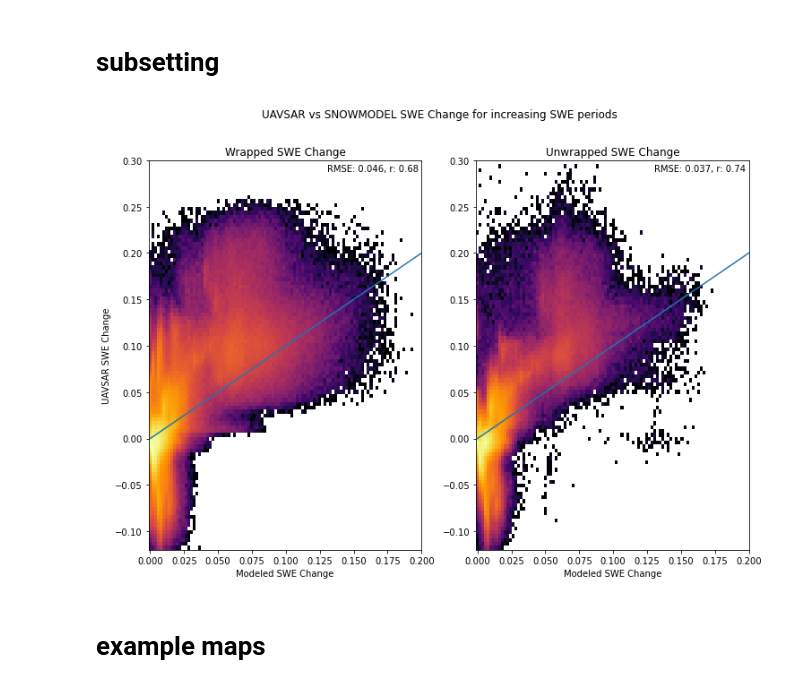
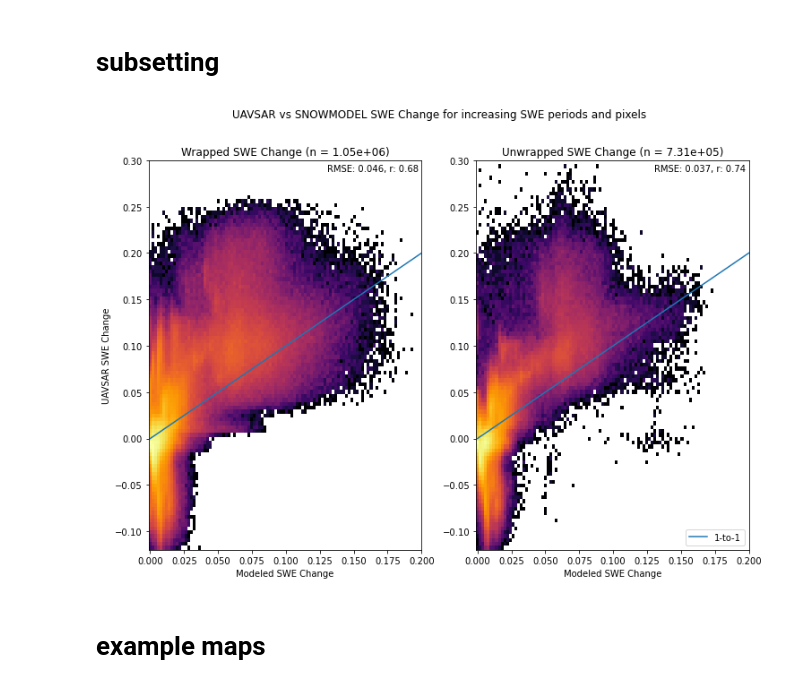
Before and after one commit to ZachHoppinen/uavsar-validation, a Jupyter notebook: src/play/modeling.ipynb, the cells around one changed output. Cells and saved outputs as stored; diff of their text form; code cells hidden in the pictures.

```diff
--- a/src/play/modeling.ipynb
+++ b/src/play/modeling.ipynb
@@ -1,11 +1,3 @@
-# %%
-ncs_dir = Path('/bsuscratch/zacharykeskinen/data/uavsar/ncs/model')
-
-xs = []
-ys = [[]]
-
-for fp in ncs_dir.glob('*.sd.model.nc'):
-    ds = xr.open_dataset(fp)
 # %%
 import xarray as xr
 import numpy as np
@@ -58,9 +50,11 @@ for i, var in enumerate(['int','unw']):
     axes[i].text(.01, .99, f'RMSE: {rms:.2}, r: {r:.2}', ha='left', va='top', transform=axes[i].transAxes)
 plt.suptitle('UAVSAR vs SNOWMODEL SWE Change @ 100m Resolution')
 
+axes[0].set_ylabel('UAVSAR SWE Change')
 # identity line
 for ax in axes:
     ax.plot([-1,1], [-1,1], label = '1-to-1')
+axes[1].legend(loc = 'lower right')
 
 plt.savefig('/bsuhome/zacharykeskinen/uavsar-validation/figures/model/hist2d_all_100.png')
 # %% [output]
@@ -202,38 +88,38 @@ for i, var in enumerate(['int','unw']):
                 xs.append(ds['swe'].values.ravel())
                 ys.append(ds[var].sel(band = 'VV').values.ravel() * (ds.attrs['mean_density']/ 997))
 
     # stack arrays
     xs = np.hstack(xs)
     ys = np.hstack(ys)
 
     xs_tmp = xs[(~np.isnan(xs)) & (~np.isnan(ys)) & (xs > 0)]
     ys = ys[(~np.isnan(xs)) & (~np.isnan(ys)) & (xs > 0)]
     xs = xs_tmp
 
     range = [[-0.001, 0.2], [-0.12, 0.3]]
     axes[i].hist2d(xs, ys, bins = 100, norm=mpl.colors.LogNorm(), cmap=mpl.cm.inferno, range = range)
     axes[i].set_xlabel('Modeled SWE Change')
     if i == 0:
-        axes[i].set_title('Wrapped SWE Change')
+        axes[i].set_title(f'Wrapped SWE Change (n = {len(ys):.2e})')
     else:
-        axes[i].set_title('Unwrapped SWE Change')
+        axes[i].set_title(f'Unwrapped SWE Change (n = {len(ys):.2e})')
 
     from sklearn.metrics import mean_squared_error
     rms = mean_squared_error(xs, ys, squared=False)
 
     from scipy.stats import pearsonr
     r, p = pearsonr(xs, ys)
     axes[i].text(.99, .99, f'RMSE: {rms:.2}, r: {r:.2}', ha='right', va='top', transform=axes[i].transAxes)
-plt.suptitle('UAVSAR vs SNOWMODEL SWE Change for increasing SWE periods')
+plt.suptitle('UAVSAR vs SNOWMODEL SWE Change for increasing SWE periods and pixels')
 
 axes[0].set_ylabel('UAVSAR SWE Change')
-
 # identity line
 for ax in axes:
     ax.plot([0,1], [0,1], label = '1-to-1')
+axes[1].legend(loc = 'lower right')
 plt.savefig('/bsuhome/zacharykeskinen/uavsar-validation/figures/model/hist2d_increasing.png')
 # %% [output]
-[figure, old version]
+[figure, new version]
 # %% [markdown]
 # example maps
 # %%
```
Also changed, not shown: parts of 3 cells of this notebook, 3 other files.
